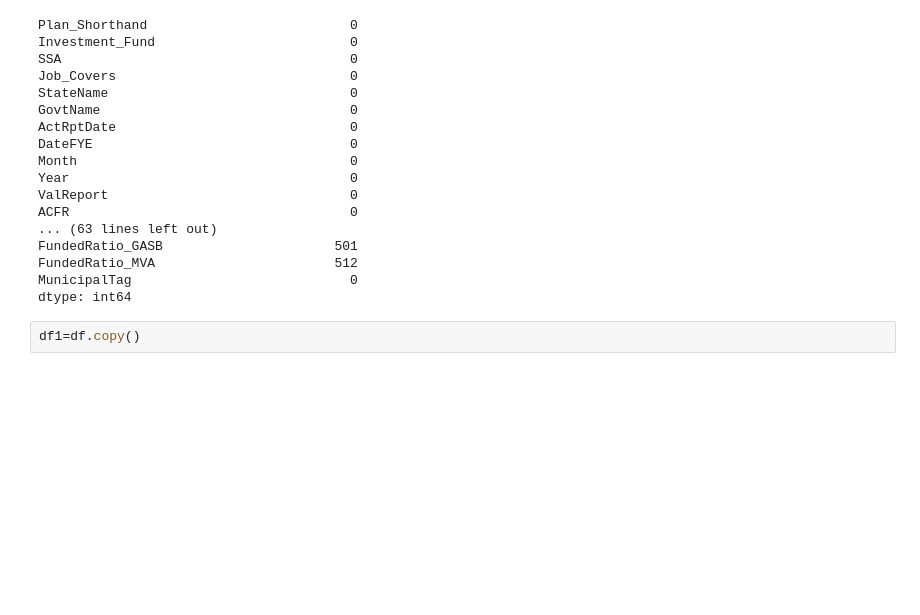
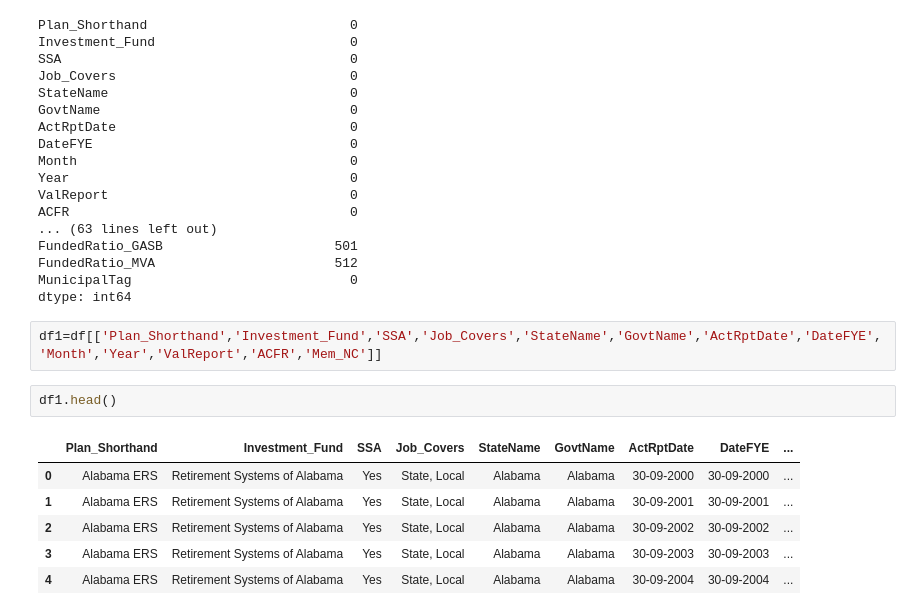
Before and after one commit to saeel-g/EquableInsights_DBFinance, a Jupyter notebook: main.ipynb, the cells around one changed output. Cells and saved outputs as stored; diff of their text form; blank space fills up the shorter version.

```diff
--- a/main.ipynb
+++ b/main.ipynb
@@ -157,5 +157,14 @@ FundedRatio_GASB                      501
 FundedRatio_MVA                       512
 MunicipalTag                            0
 dtype: int64
-# %%
-df1=df.copy()
+# %%
+df1=df[['Plan_Shorthand','Investment_Fund','SSA','Job_Covers','StateName','GovtName','ActRptDate','DateFYE','Month','Year','ValReport','ACFR','Mem_NC']]
+# %%
+df1.head()
+# %% [output]
+|  | Plan_Shorthand | Investment_Fund | SSA | Job_Covers | StateName | GovtName | ActRptDate | DateFYE | ... |
+| 0 | Alabama ERS | Retirement Systems of Alabama | Yes | State, Local | Alabama | Alabama | 30-09-2000 | 30-09-2000 | ... |
+| 1 | Alabama ERS | Retirement Systems of Alabama | Yes | State, Local | Alabama | Alabama | 30-09-2001 | 30-09-2001 | ... |
+| 2 | Alabama ERS | Retirement Systems of Alabama | Yes | State, Local | Alabama | Alabama | 30-09-2002 | 30-09-2002 | ... |
+| 3 | Alabama ERS | Retirement Systems of Alabama | Yes | State, Local | Alabama | Alabama | 30-09-2003 | 30-09-2003 | ... |
+| 4 | Alabama ERS | Retirement Systems of Alabama | Yes | State, Local | Alabama | Alabama | 30-09-2004 | 30-09-2004 | ... |
```
